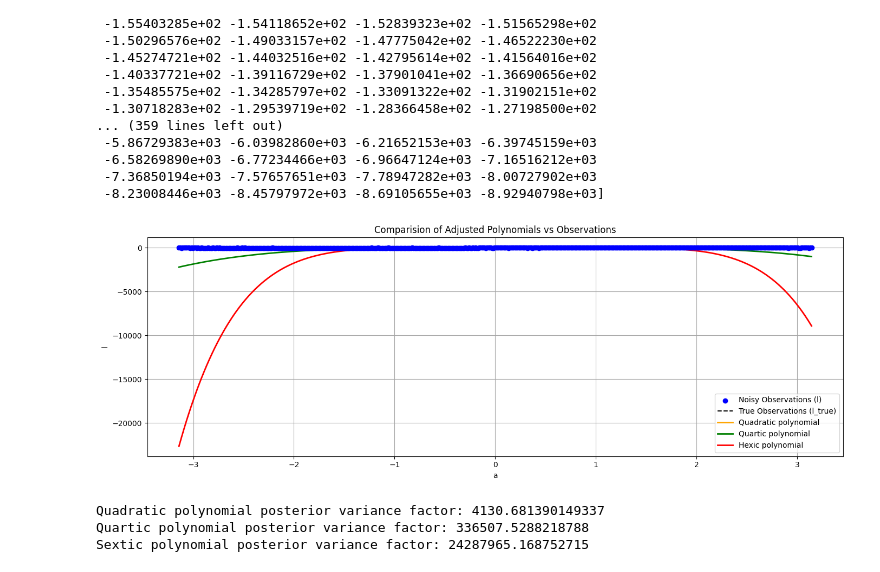
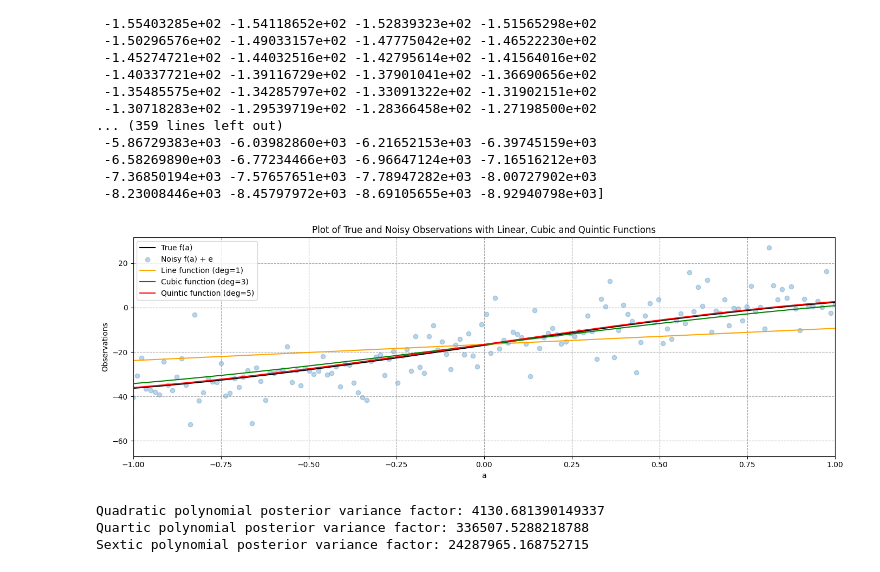
Before and after one commit to nathanielmills-101/ENGG680_2025_Fall, a Jupyter notebook: Lab_Assignment 1/Assignment1.ipynb, the cells around one changed output. Cells and saved outputs as stored; diff of their text form; code cells hidden in the pictures.

```diff
--- a/Lab_Assignment 1/Assignment1.ipynb
+++ b/Lab_Assignment 1/Assignment1.ipynb
@@ -890,33 +891,43 @@ Quadratic polynomial values: [-1.87825479e+02 -1.86413565e+02 -1.85006955e+02 -1
 # %%
 # step 8
 # use the matplotlib to plot each polynomial function, noisy observations l, true observations l_true, together in one single figure
 # for the polynomials of line, cubic and quintic, use color of orange, green and red respectively.
 # (2 marks)
 
+# Linear (deg=1)
+coeff_line = np.polyfit(x, y_obs, 1)
+line_uw = np.polyval(coeff_line, x)
+
+# Cubic (deg=3)
+coeff_cubic = np.polyfit(x, y_obs, 3)
+cubic_uw = np.polyval(coeff_cubic, x)
+
+# Quintic (deg=5)
+coeff_quintic = np.polyfit(x, y_obs, 5)
+quintic_uw = np.polyval(coeff_quintic, x)
+
+
 fig, ax = plt.subplots(nrows=1, ncols=1, figsize=(14, 5))
 
-# Noisy observation graphic
-ax.scatter(a, y_obs, color='blue', label='Noisy Observations (l)', zorder=3)
 
-# True observation graphic
-ax.plot(a, y_true, color='black', linestyle='--', label='True Observations (l_true)', zorder=2)
+ax.plot(a, y_true, label='True f(a)', color='k')
+ax.scatter(a, y_obs, label='Noisy f(a) + e', color='tab:blue', marker='o', alpha=0.3)
 
-# Adjust polynomial graphs with the indicated colors
-ax.plot(a, quadratic_uw, color='orange', label='Quadratic polynomial', linewidth=2)
-ax.plot(a, quartic_uw, color='green', label='Quartic polynomial', linewidth=2)
-ax.plot(a, hexic_uw, color='red', label='Hexic polynomial', linewidth=2)
+ax.plot(a, line_uw, label='Line function (deg=1)', color='orange')
+ax.plot(a, cubic_uw, label='Cubic function (deg=3)', color='green')
+ax.plot(a, quintic_uw, label='Quintic function (deg=5)', color='red')
 
-# Graphic configurations
-ax.set_xlabel('a')
-ax.set_ylabel('l')
-ax.set_title('Comparision of Adjusted Polynomials vs Observations')
-ax.legend()
 
-ax.grid(True, which='both',ls='-',color='0.65')
+ax.set_xlabel("a")
+ax.set_ylabel("Observations")
+ax.set_title("Plot of True and Noisy Observations with Linear, Cubic and Quintic Functions")
+ax.legend(loc='best')
+ax.set_xlim(-1, 1)
 
+ax.grid(True, which='both', ls='--', color='0.65')
 fig.tight_layout()
 # %% [output]
-[figure, old version]
+[figure, new version]
 # %%
 # step 9
 # print the a posterier variance factor for each polynomial function
```
Also changed, not shown: parts of 3 cells of this notebook.
